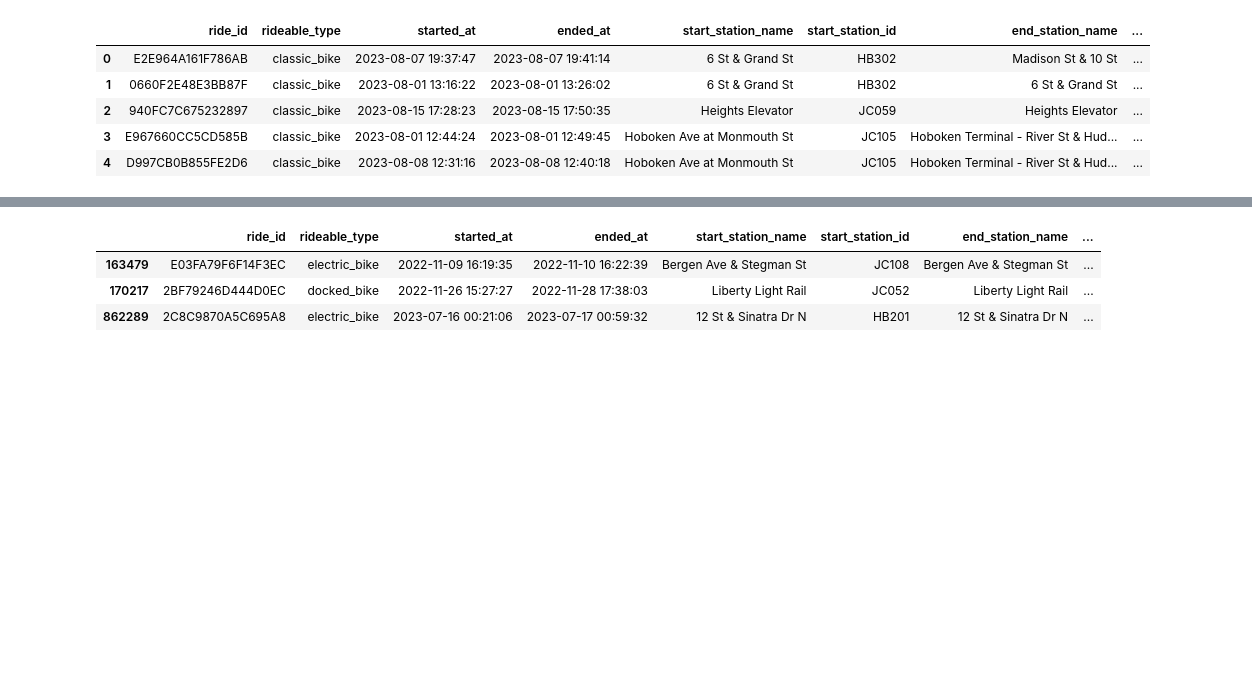
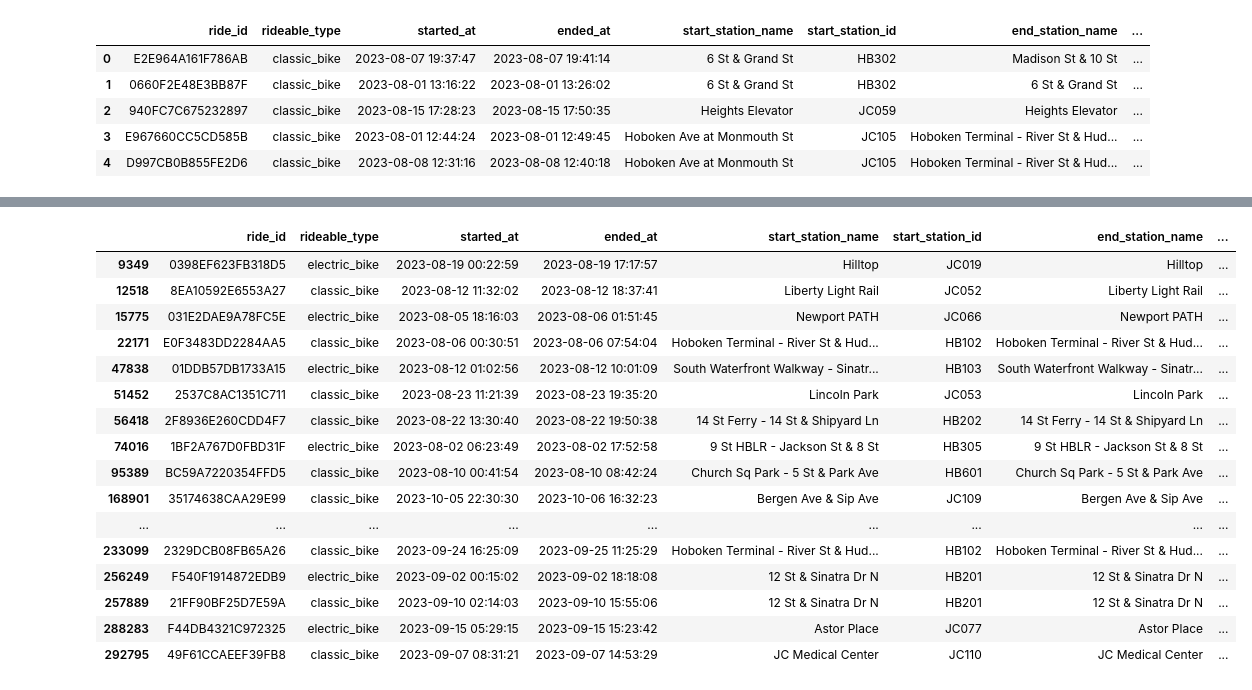
Before and after one commit to alyssahondrade/citibike-tableau, a Jupyter notebook: data_cleaning.ipynb, the cells around one changed output, grey strips where cells are left out. Cells and saved outputs as stored; diff of their text form; code cells hidden in the pictures; blank space fills up the shorter version.

```diff
--- a/data_cleaning.ipynb
+++ b/data_cleaning.ipynb
@@ -264,11 +249,24 @@ same_startend.loc[duration < pd.Timedelta(minutes=1)]
 # %%
 # Longer duration rides
-same_startend.loc[duration > pd.Timedelta(hours=24)]
+same_startend.loc[duration > pd.Timedelta(hours=6)]
 # %% [output]
 |  | ride_id | rideable_type | started_at | ended_at | start_station_name | start_station_id | end_station_name | ... |
-| 163479 | E03FA79F6F14F3EC | electric_bike | 2022-11-09 16:19:35 | 2022-11-10 16:22:39 | Bergen Ave & Stegman St | JC108 | Bergen Ave & Stegman St | ... |
-| 170217 | 2BF79246D444D0EC | docked_bike | 2022-11-26 15:27:27 | 2022-11-28 17:38:03 | Liberty Light Rail | JC052 | Liberty Light Rail | ... |
-| 862289 | 2C8C9870A5C695A8 | electric_bike | 2023-07-16 00:21:06 | 2023-07-17 00:59:32 | 12 St & Sinatra Dr N | HB201 | 12 St & Sinatra Dr N | ... |
+| 9349 | 0398EF623FB318D5 | electric_bike | 2023-08-19 00:22:59 | 2023-08-19 17:17:57 | Hilltop | JC019 | Hilltop | ... |
+| 12518 | 8EA10592E6553A27 | classic_bike | 2023-08-12 11:32:02 | 2023-08-12 18:37:41 | Liberty Light Rail | JC052 | Liberty Light Rail | ... |
+| 15775 | 031E2DAE9A78FC5E | electric_bike | 2023-08-05 18:16:03 | 2023-08-06 01:51:45 | Newport PATH | JC066 | Newport PATH | ... |
+| 22171 | E0F3483DD2284AA5 | classic_bike | 2023-08-06 00:30:51 | 2023-08-06 07:54:04 | Hoboken Terminal - River St & Hud... | HB102 | Hoboken Terminal - River St & Hud... | ... |
+| 47838 | 01DDB57DB1733A15 | electric_bike | 2023-08-12 01:02:56 | 2023-08-12 10:01:09 | South Waterfront Walkway - Sinatr... | HB103 | South Waterfront Walkway - Sinatr... | ... |
+| 51452 | 2537C8AC1351C711 | classic_bike | 2023-08-23 11:21:39 | 2023-08-23 19:35:20 | Lincoln Park | JC053 | Lincoln Park | ... |
+| 56418 | 2F8936E260CDD4F7 | classic_bike | 2023-08-22 13:30:40 | 2023-08-22 19:50:38 | 14 St Ferry - 14 St & Shipyard Ln | HB202 | 14 St Ferry - 14 St & Shipyard Ln | ... |
+| 74016 | 1BF2A767D0FBD31F | electric_bike | 2023-08-02 06:23:49 | 2023-08-02 17:52:58 | 9 St HBLR - Jackson St & 8 St | HB305 | 9 St HBLR - Jackson St & 8 St | ... |
+| 95389 | BC59A7220354FFD5 | classic_bike | 2023-08-10 00:41:54 | 2023-08-10 08:42:24 | Church Sq Park - 5 St & Park Ave | HB601 | Church Sq Park - 5 St & Park Ave | ... |
+| 168901 | 35174638CAA29E99 | classic_bike | 2023-10-05 22:30:30 | 2023-10-06 16:32:23 | Bergen Ave & Sip Ave | JC109 | Bergen Ave & Sip Ave | ... |
+| ... | ... | ... | ... | ... | ... | ... | ... | ... |
+| 233099 | 2329DCB08FB65A26 | classic_bike | 2023-09-24 16:25:09 | 2023-09-25 11:25:29 | Hoboken Terminal - River St & Hud... | HB102 | Hoboken Terminal - River St & Hud... | ... |
+| 256249 | F540F1914872EDB9 | electric_bike | 2023-09-02 00:15:02 | 2023-09-02 18:18:08 | 12 St & Sinatra Dr N | HB201 | 12 St & Sinatra Dr N | ... |
+| 257889 | 21FF90BF25D7E59A | classic_bike | 2023-09-10 02:14:03 | 2023-09-10 15:55:06 | 12 St & Sinatra Dr N | HB201 | 12 St & Sinatra Dr N | ... |
+| 288283 | F44DB4321C972325 | electric_bike | 2023-09-15 05:29:15 | 2023-09-15 15:23:42 | Astor Place | JC077 | Astor Place | ... |
+| 292795 | 49F61CCAEEF39FB8 | classic_bike | 2023-09-07 08:31:21 | 2023-09-07 14:53:29 | JC Medical Center | JC110 | JC Medical Center | ... |
 # %%
 clean_df['rideable_type'].value_counts()
 # %% [output]
```
Also changed, not shown: parts of 16 cells of this notebook.
